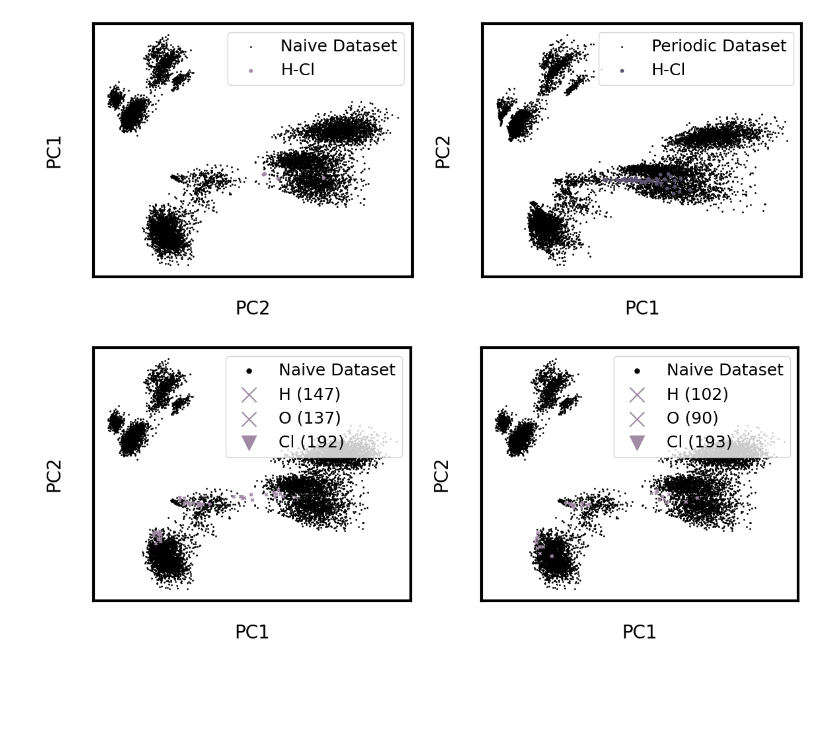
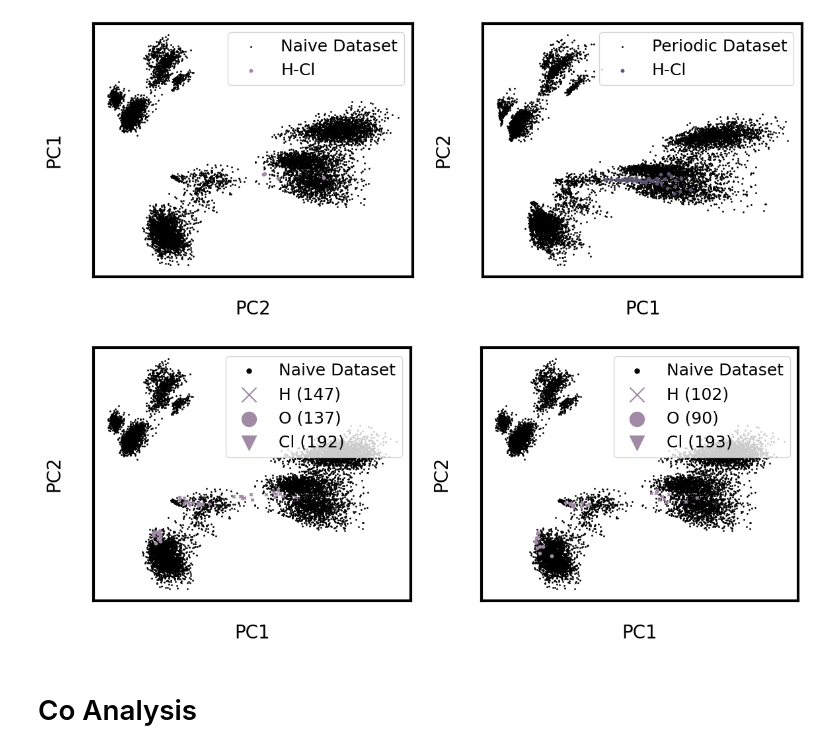
Before and after one commit to YangLab-GT/umlip_bias_finetuning, a Jupyter notebook: analysis/figure_notebook.ipynb, the cells around one changed output. Saved outputs shown, nothing was run; the diff lists cells and outputs as text; code cells hidden in the pictures; blank space fills up the shorter version.

```diff
--- a/analysis/figure_notebook.ipynb
+++ b/analysis/figure_notebook.ipynb
@@ -923,7 +928,7 @@ soap = SOAP(
 # Generate SOAP
 naive_desc = [soap.create(atoms, centers=atoms.get_positions()) for atoms in naive_set]
 X_naive = np.array(naive_desc).reshape(-1, naive_desc[0].shape[-1])
-naive_pca = PCA(n_components=2)
+naive_pca = PCA(n_components=5)
 X_naive_pca = naive_pca.fit_transform(X_naive)
 # %%
 reaction_traj = read("../data/ChClCA_Evaluations/Long_Runs/Naive/md/long_naive_1_ase.xyz", index="6520:6535")
@@ -946,33 +951,35 @@ ax[0].scatter(X_naive_pca[:, 0], X_naive_pca[:, 1], s=1, alpha=1, color='black',
 ax[0].scatter(X_rxn_pca[:, 146, 0], X_rxn_pca[:, 146, 1],
            alpha=1, label="H (147)", marker='x', s=10, color=colors[2], rasterized=True)
 ax[0].scatter(X_rxn_pca[:, 136, 0], X_rxn_pca[:, 136, 1],
-           alpha=1, label="O (137)", marker='x', s=10, color=colors[2], rasterized=True)
+           alpha=1, label="O (137)", marker='o', s=10, color=colors[2], rasterized=True)
 ax[0].scatter(X_rxn_pca[:, 191, 0], X_rxn_pca[:, 191, 1],
            alpha=1, label="Cl (192)", s=10, marker='v', color=colors[2], rasterized=True)
 ax[1].scatter(X_naive_pca[:, 0], X_naive_pca[:, 1], s=1, alpha=1, color='black',
            label='Naive Dataset', rasterized=True)
 ax[1].scatter(X_rxn_2_pca[:, 101, 0], X_rxn_2_pca[:, 101, 1],
            alpha=1, label="H (102)", marker='x', s=10, color=colors[2], rasterized=True)
 ax[1].scatter(X_rxn_2_pca[:, 89, 0], X_rxn_2_pca[:, 89, 1],
-           alpha=1, label="O (90)", marker='x', s=10, color=colors[2], rasterized=True)
+           alpha=1, label="O (90)", marker='o', s=10, color=colors[2], rasterized=True)
 ax[1].scatter(X_rxn_2_pca[:, 192, 0], X_rxn_2_pca[:, 192, 1],
            alpha=1, label="Cl (193)", s=10, marker='v', color=colors[2], rasterized=True)
 
 ax[0].set_xlabel("PC1")
 ax[0].set_ylabel("PC2")
 ax[0].legend(markerscale=5, loc='upper right')
 ax[1].legend(markerscale=5, loc='upper right')
 ax[1].set_xlabel("PC1")
 ax[1].set_ylabel("PC2")
 
 for a in ax:
     # Make tick labels invisible but keep them in the layout
     a.tick_params(axis='both', which='both', labelcolor=(0,0,0,0))
 
     # Make tick marks invisible but still exist
     a.tick_params(axis='both', which='both', color=(0,0,0,0))
 fig.tight_layout()
 plt.savefig("figures/results_HClReactions.svg")
 plt.show()
 # %% [output]
-[figure, old version]
+[figure, new version]
+# %% [markdown]
+# Co Analysis
```
Also changed, not shown: parts of 16 cells of this notebook, 13 other files.
